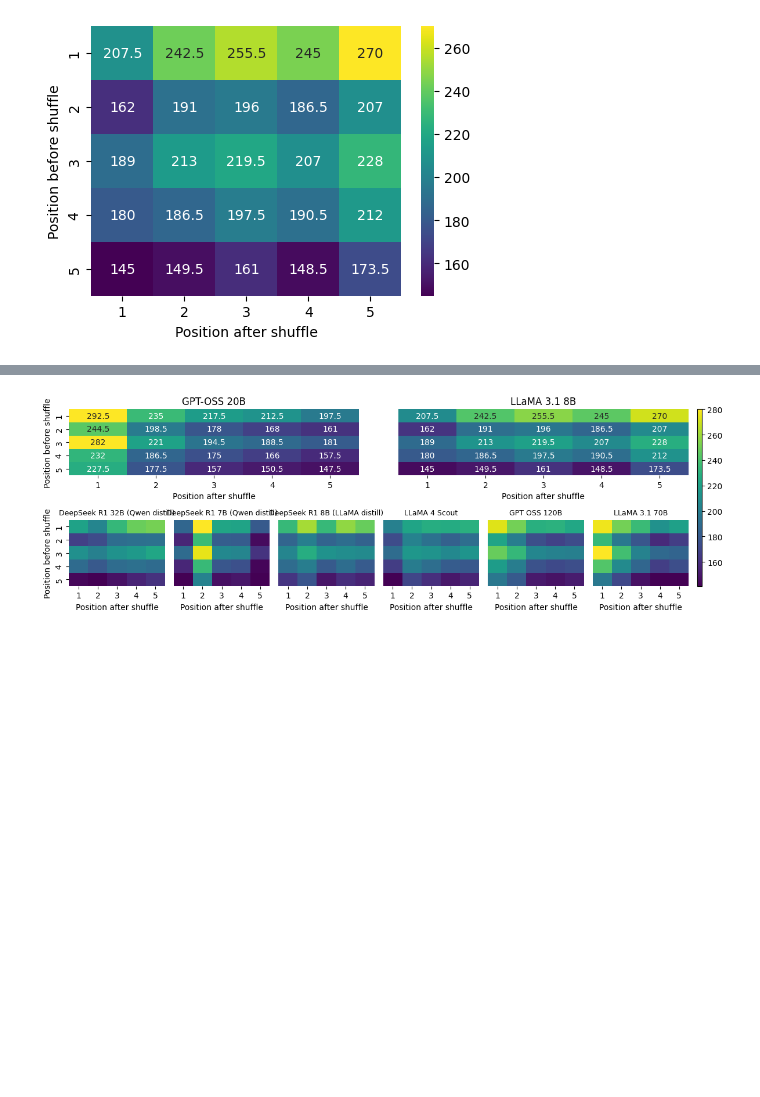
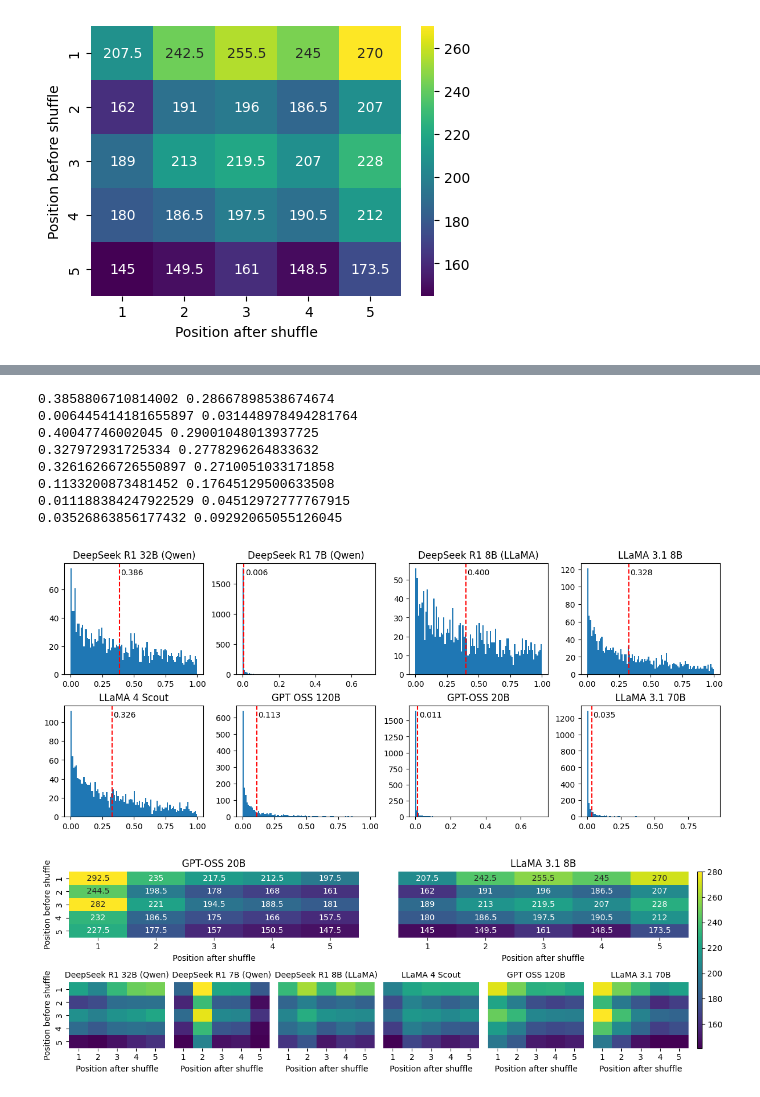
Before and after one commit to GoComputing/Positional-Bias, a Jupyter notebook: notebooks/bias_analysis.ipynb, the cells around one changed output, grey strips where cells are left out. Saved outputs shown, nothing was run; the diff lists cells and outputs as text; code cells hidden in the pictures; blank space fills up the shorter version.

```diff
--- a/notebooks/bias_analysis.ipynb
+++ b/notebooks/bias_analysis.ipynb
@@ -309,0 +386,44 @@ LLaMA 3.1 70B & 2.0281e-285 & 0.0734 \\
+# %%
+ncols = 4
+nrows = len(models) // ncols
+if len(models)%ncols != 0:
+    nrows += 1
+
+fig, axs = plt.subplots(nrows=nrows, ncols=ncols, figsize=(12, 5), constrained_layout = True)
+
+for i,model_name in enumerate(models):
+
+    p_values = []
+
+    for _ in range(2000):
+        # Run subsampled test of uniformity
+        subsampled_results = []
+        for query, positions in cm_set[model_name]['pred_positions'].items():
+            subsampled_results.append(random.choice(positions))
+        _, subsampled_results_counts = np.unique(subsampled_results, return_counts=True)
+        stat, p_value = chisquare(
+            subsampled_results_counts,
+            uniform_distribution * len(subsampled_results))
+
+        p_values.append(p_value)
+
+    mean = np.mean(p_values)
+    std = np.std(p_values)
+
+    axs[i//ncols][i%ncols].hist(p_values, bins=100)
+    axs[i//ncols][i%ncols].axvline(mean, color='r', linestyle='--')
+    axs[i//ncols][i%ncols].text(mean+0.01, axs[i//ncols][i%ncols].get_ylim()[1]*0.95, f'{mean:.3f}', va='top')
+    axs[i//ncols][i%ncols].set_title(model_name)
+    print(mean, std)
+
+plt.show()
+# %% [output]
+0.3858806710814002 0.28667898538674674
+0.006445414181655897 0.031448978494281764
+0.40047746002045 0.29001048013937725
+0.327972931725334 0.2778296264833632
+0.32616266726550897 0.2710051033171858
+0.1133200873481452 0.17645129500633508
+0.011188384247922529 0.04512972777767915
+0.03526863856177432 0.09292065055126045
+[figure, added]
```
Also changed, not shown: parts of 5 cells of this notebook.
